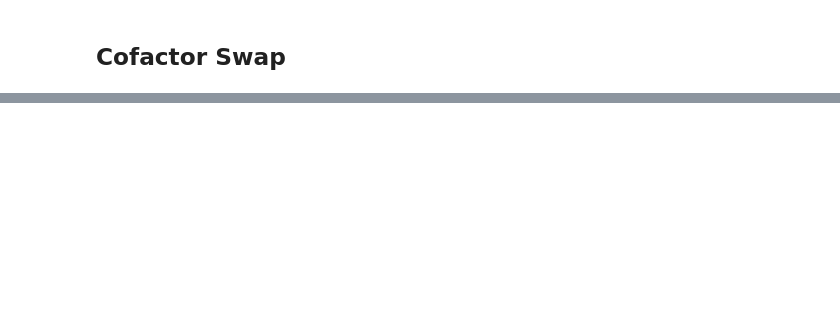
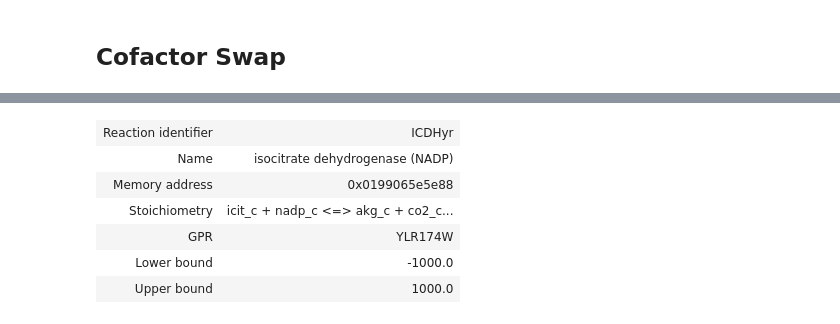
Before and after one commit to 27410/27410-group-assigment-group-4-resveratrol-in-s-cerevisiae, a Jupyter notebook: analysis/06.cofactor_swap.ipynb, the cells around one changed output, grey strips where cells are left out. Cells and saved outputs as stored; diff of their text form; code cells hidden in the pictures; blank space fills up the shorter version.

```diff
--- a/analysis/06.cofactor_swap.ipynb
+++ b/analysis/06.cofactor_swap.ipynb
@@ -60,0 +117,10 @@ target type: cofactor-swap
+# %%
+model.reactions.get_by_id('ICDHyr')
+# %% [output]
+| Reaction identifier | ICDHyr |
+| Name | isocitrate dehydrogenase (NADP) |
+| Memory address | 0x0199065e5e88 |
+| Stoichiometry | icit_c + nadp_c <=> akg_c + co2_c... |
+| GPR | YLR174W |
+| Lower bound | -1000.0 |
+| Upper bound | 1000.0 |
```
Also changed, not shown: parts of 12 cells of this notebook, 5 other files.
